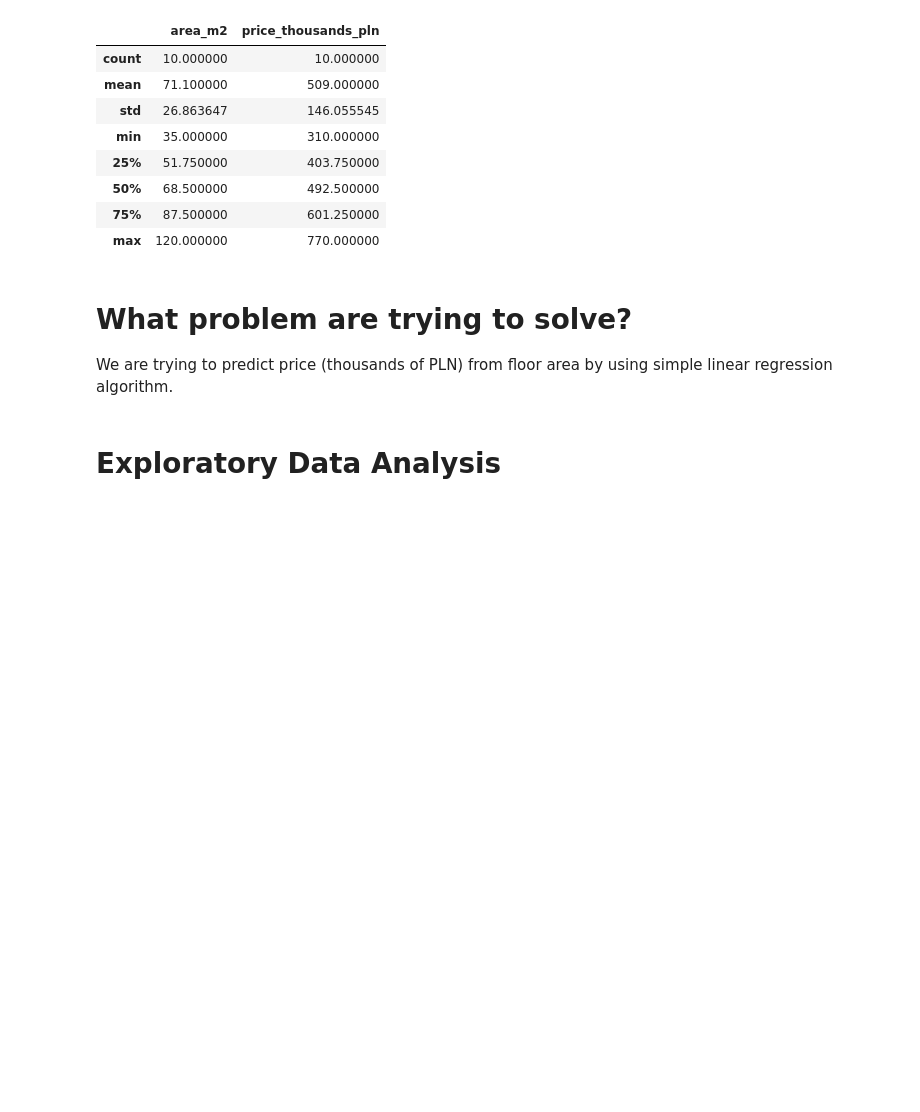
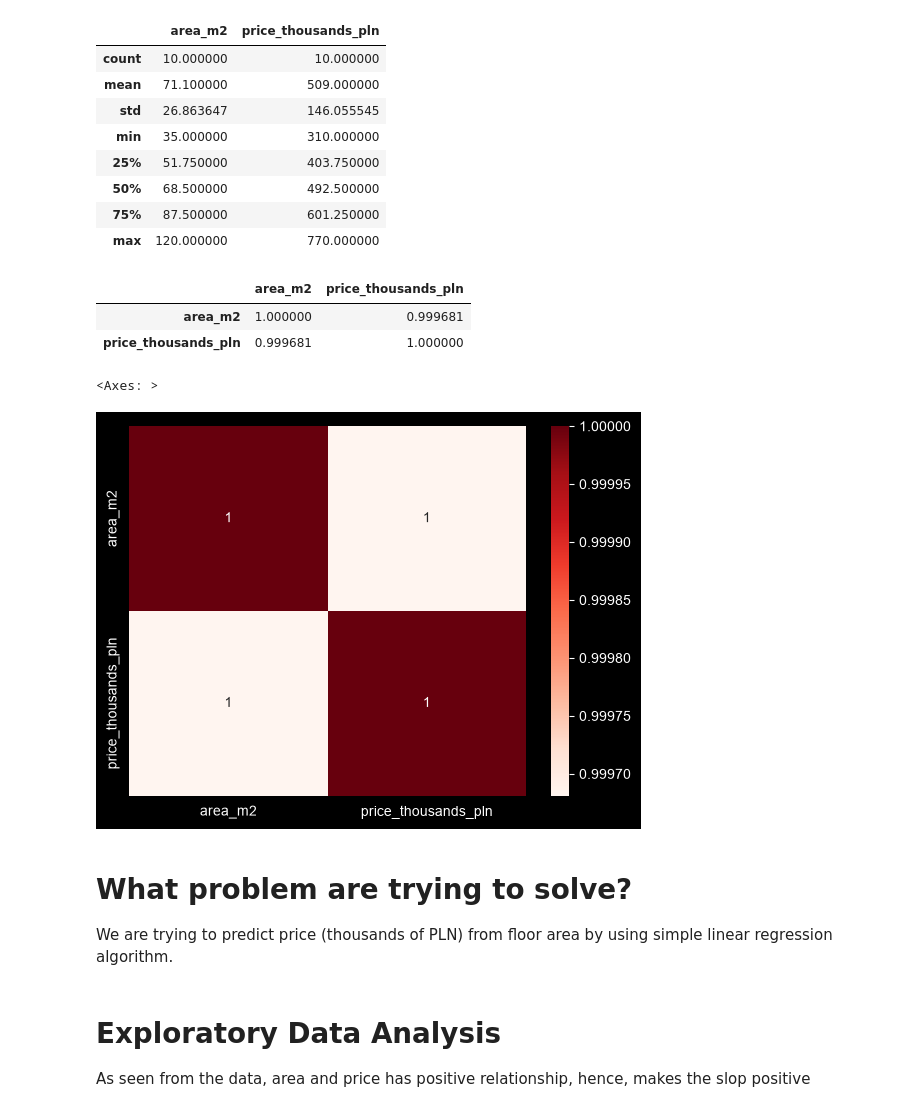
Before and after one commit to Tamertotos/data-science-ml-portfolio, a Jupyter notebook: linear-regression/sample.ipynb, the cells around one changed output. Drawn from its saved outputs; the diff is of its cells as text; code cells hidden in the pictures; blank space fills up the shorter version.

Commit message:
linear regression for predicting house prices

```diff
--- a/linear-regression/sample.ipynb
+++ b/linear-regression/sample.ipynb
@@ -35,10 +47,23 @@ df.describe() #Basic descriptive statistics about the data
 | 50% | 68.500000 | 492.500000 |
 | 75% | 87.500000 | 601.250000 |
 | max | 120.000000 | 770.000000 |
+# %%
+df.corr()
+# %% [output]
+|  | area_m2 | price_thousands_pln |
+| area_m2 | 1.000000 | 0.999681 |
+| price_thousands_pln | 0.999681 | 1.000000 |
+# %%
+sns.heatmap(df.corr(), annot=True, cmap="Reds")  #If area increases price does increase as well
+# %% [output]
+<Axes: >
+[figure, added]
 # %% [markdown]
 # What problem are trying to solve?
 
 We are trying to predict price (thousands of PLN) from floor area by using simple linear regression algorithm.
 # %% [markdown]
 # Exploratory Data Analysis
+
+As seen from the data, area and price has positive relationship, hence, makes the slop positive
 # %%
```
Also changed, not shown: parts of 13 cells of this notebook.
